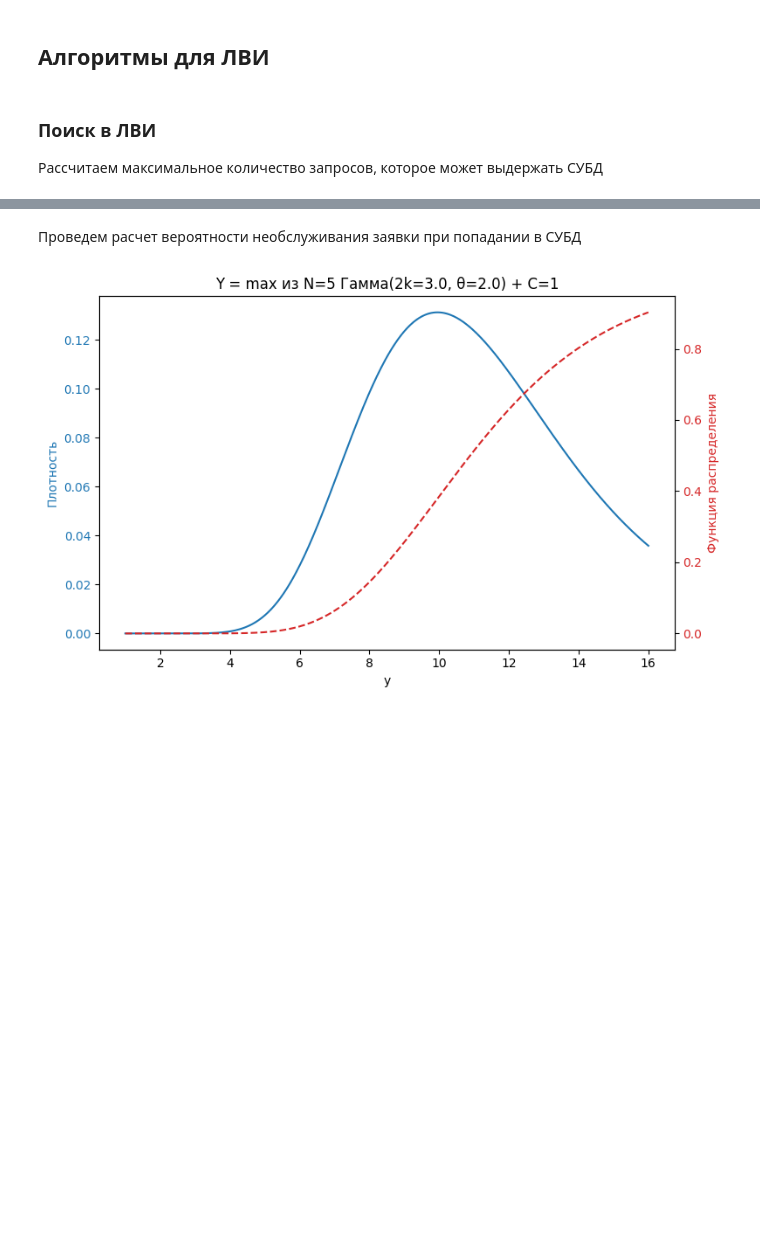
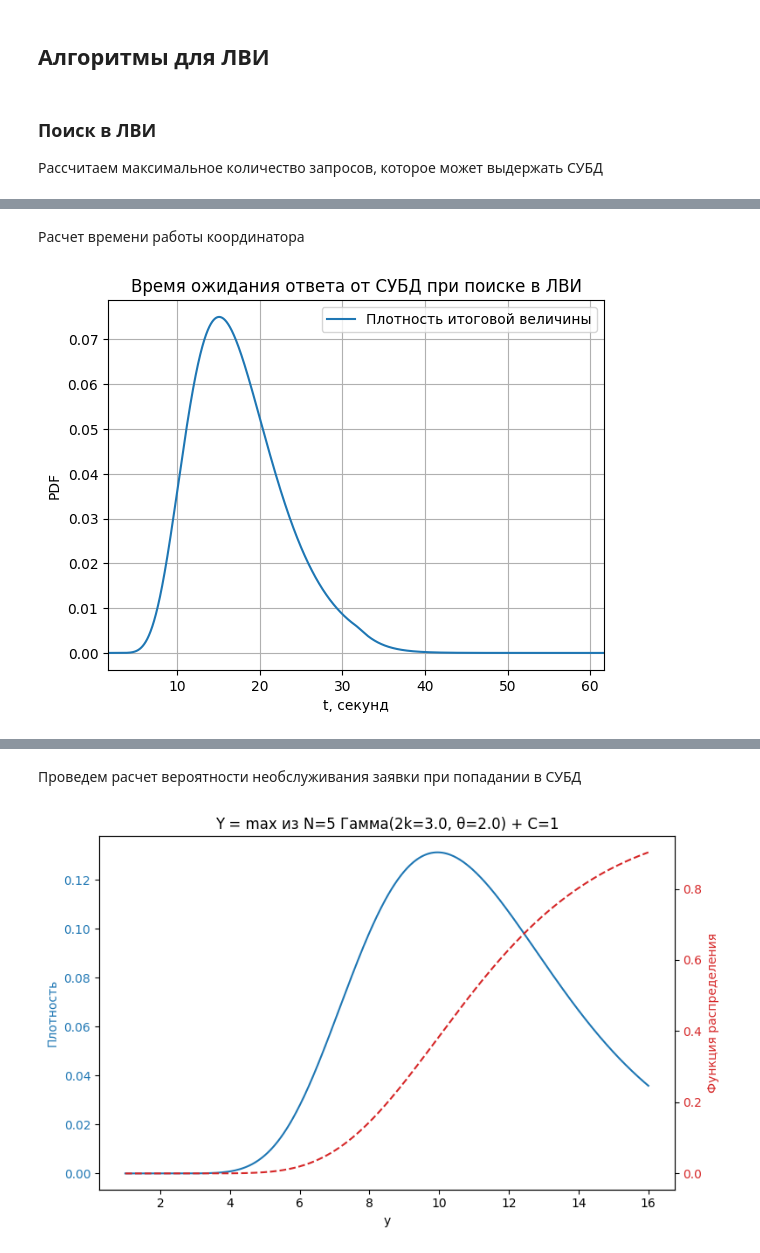
Before and after one commit to vitosotdihaet/pind, a Jupyter notebook: math-model-calculations/main.ipynb, the cells around one changed output, grey strips where cells are left out. Saved outputs shown, nothing was run; the diff lists cells and outputs as text; code cells hidden in the pictures; blank space fills up the shorter version.

Commit message:
feat: add math model calculations of search LSI

```diff
--- a/math-model-calculations/main.ipynb
+++ b/math-model-calculations/main.ipynb
@@ -72,3 +86,83 @@ $#max_subintensity_search_LSI = 1 / #time_execute_search_LSI = {max_load_executo
 output(res)
 # %% [output]
 [drawing not drawn]
+# %% [markdown]
+Расчет времени работы координатора
+# %%
+exec_plan_size = replicaset.exec_plan_size(MATH_MODEL_INPUT.row_size)
+query_size = replicaset.query_size(MATH_MODEL_INPUT.row_size)
+
+deterministic_part_of_tcsi_search_LSI = (
+    exec_plan_size
+    + MATH_MODEL_INPUT.row_size * pk_per_fk_per_cardinality_per_replicaset
+) / MATH_MODEL_INPUT.cluster_net_speed
+
+
+cluster_time_theta, cluster_time_k = (
+    MATH_MODEL_INPUT.cluster_time_theta,
+    MATH_MODEL_INPUT.cluster_time_k,
+)
+user_time_theta, user_time_k = (
+    MATH_MODEL_INPUT.user_time_theta,
+    MATH_MODEL_INPUT.user_time_k,
+)
+
+# общая сетка для СВ
+x_grid = np.linspace(0, 30, 3000)
+
+time_cluster_request_response_i_pdf = gamma_dist.pdf(
+    x_grid, scale=cluster_time_theta * 2, a=cluster_time_k
+)
+time_cluster_request_response_i_cdf = gamma_dist.cdf(
+    x_grid, scale=cluster_time_theta * 2, a=cluster_time_k
+)
+rv_i = helpers.RV(
+    x_grid, time_cluster_request_response_i_pdf, time_cluster_request_response_i_cdf
+).shift(deterministic_part_of_tcsi_search_LSI)
+
+rv_max = helpers.RV.maximum(rv_i, rv_i)
+for i in range(MATH_MODEL_INPUT.replicaset_count - 1):
+    rv_max = helpers.RV.maximum(rv_i, rv_max)
+
+# добавляем гамма-распределение задержки координатора
+time_user_request_response_pdf = gamma_dist.pdf(
+    x_grid, a=user_time_k, scale=user_time_theta
+)
+time_user_request_response_cdf = gamma_dist.cdf(
+    x_grid, a=user_time_k, scale=user_time_theta
+)
+rv_extra = helpers.RV(
+    x_grid, time_user_request_response_pdf, time_user_request_response_cdf
+)
+
+deterministic_part_of_tus_new = (
+    query_size
+    + MATH_MODEL_INPUT.row_size
+    * pk_per_fk_per_cardinality_per_replicaset
+    * MATH_MODEL_INPUT.replicaset_count
+) / MATH_MODEL_INPUT.user_net_speed
+
+time_user_search_LSI = (rv_max + rv_extra).shift(deterministic_part_of_tus_new)
+
+# рисуем
+plt.plot(
+    time_user_search_LSI.x,
+    time_user_search_LSI.pdf,
+    label="Плотность итоговой величины",
+)
+plt.xlabel("t, секунд")
+plt.ylabel("PDF")
+plt.title("Время ожидания ответа от СУБД при поиске в ЛВИ")
+plt.grid(True)
+plt.legend()
+plt.xlim(time_user_search_LSI.x[0], time_user_search_LSI.x[-1])
+plt.show()
+
+max_load_executor_search_LSI = 1 / time_execute_search_LSI
+
+res = rf"""
+$#max_subintensity_search_LSI = 1 / #time_execute_search_LSI = {max_load_executor_search_LSI:.3f}$
+"""
+output(res)
+# %% [output]
+[figure, added]
```
Also changed, not shown: parts of 3 cells of this notebook, 5 other files.
